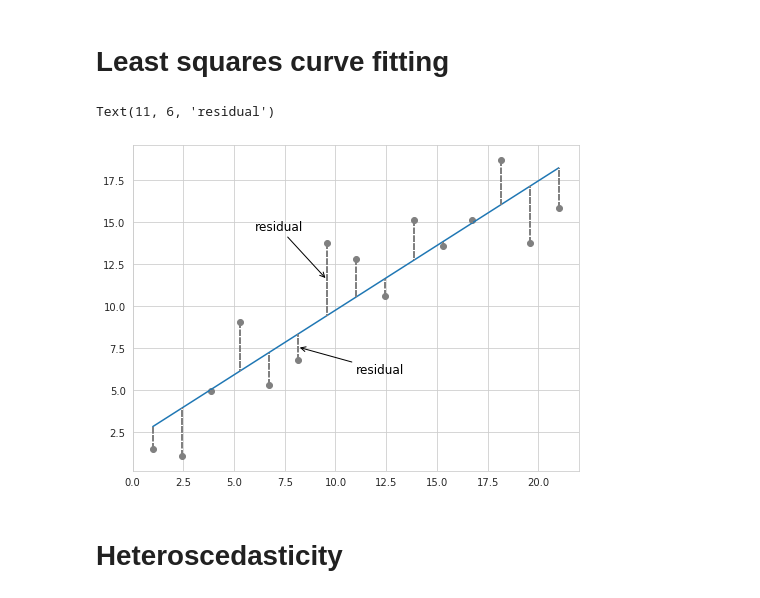
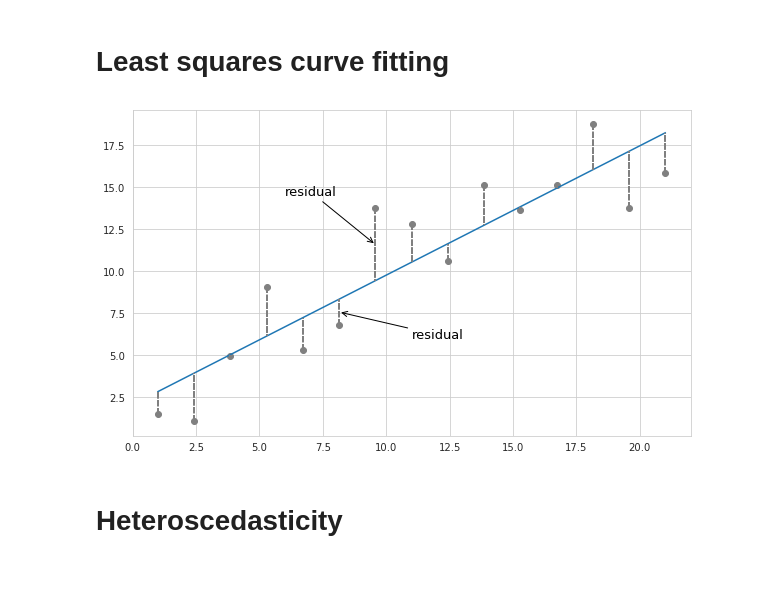
Before and after one commit to vzahorui/vzahorui.github.io, a Jupyter notebook: jupyter_notebooks/regression/plot_regressions.ipynb, the cells around one changed output. Cells and saved outputs as stored; diff of their text form; code cells hidden in the pictures.

Commit message:
finished linear regression article

```diff
--- a/jupyter_notebooks/regression/plot_regressions.ipynb
+++ b/jupyter_notebooks/regression/plot_regressions.ipynb
@@ -11,26 +11,25 @@ from scipy.stats import pearsonr
 # %%
 np.random.seed(42)
 x = np.linspace(1, 21, 15)
 y = np.linspace(0, 21, 15) + np.random.normal(0, 3, 15)
 
 slope, intercept, r_value, p_value, std_err = linregress(x,y) # parameters from least squares computed linear regression
 
 with sns.axes_style("whitegrid"):
-    fig, ax = plt.subplots(figsize=(8,6))
+    fig, ax = plt.subplots(figsize=(10,6))
 ax.scatter(x, y, color='grey') # actual data
 y_computed = np.array([intercept+i*slope for i in x])
 residuals = y_computed - y
 ax.plot(x, y_computed) # fitted line
 for r in list(zip(x, y, y_computed)):
     ax.plot([x, x], [y, y_computed], linestyle='--', color='gray')
 ax.annotate('residual', xy=(x[6],(y[6]+y_computed[6])/2), xytext=(6, 14.5),
-            arrowprops=dict(arrowstyle="->"), fontsize=12)
+            arrowprops=dict(arrowstyle="->"), fontsize=13)
 ax.annotate('residual', xy=(x[5],(y[5]+y_computed[5])/2), xytext=(11, 6),
-            arrowprops=dict(arrowstyle="->"), fontsize=12)
-#plt.savefig('../../assets/images/regression/residuals_demo.png', bbox_inches='tight');
+            arrowprops=dict(arrowstyle="->"), fontsize=13)
+plt.savefig('../../assets/images/regression/residuals_demo.png', bbox_inches='tight');
 # %% [output]
-Text(11, 6, 'residual')
-[figure, old version]
+[figure, new version]
 # %% [markdown]
 # Heteroscedasticity
 # %%
```
Also changed, not shown: 5 other files.
